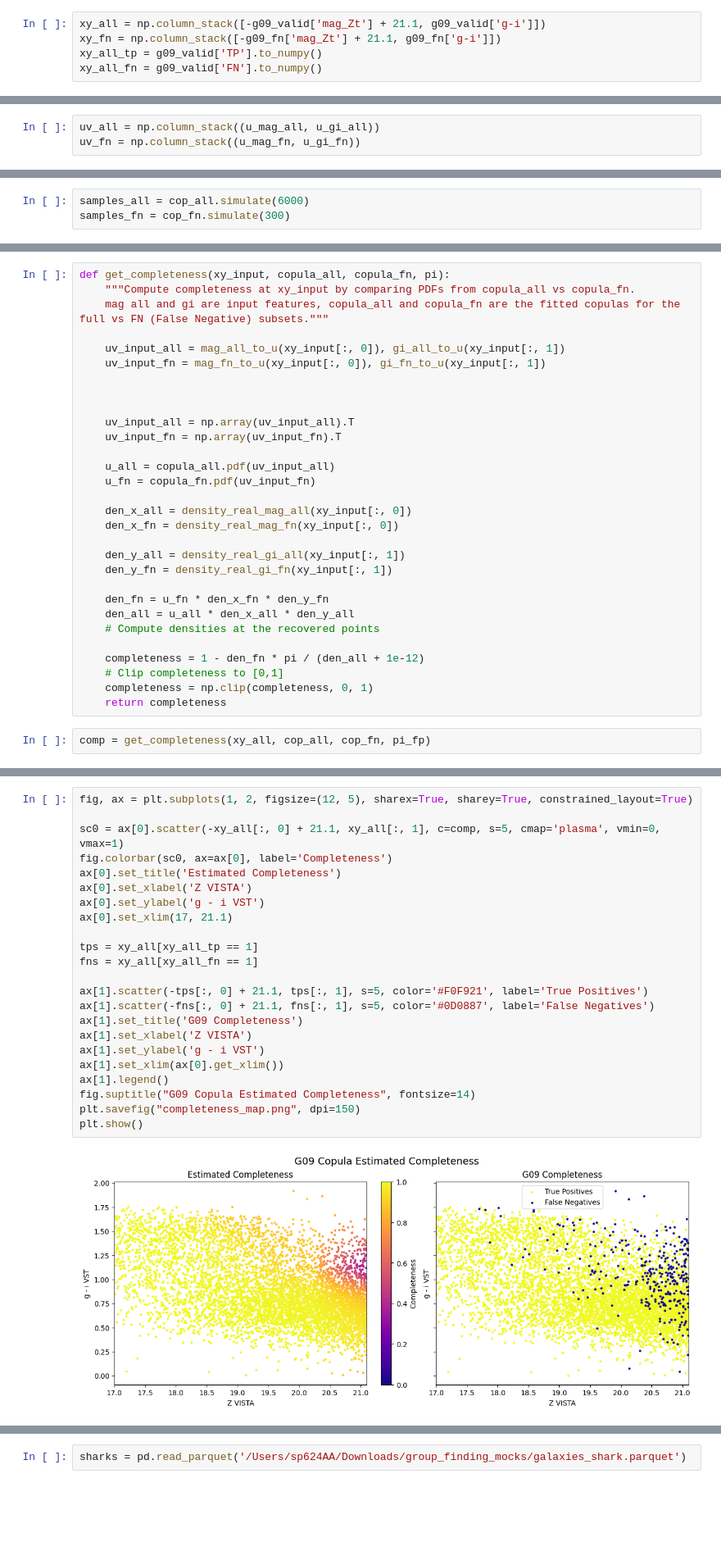
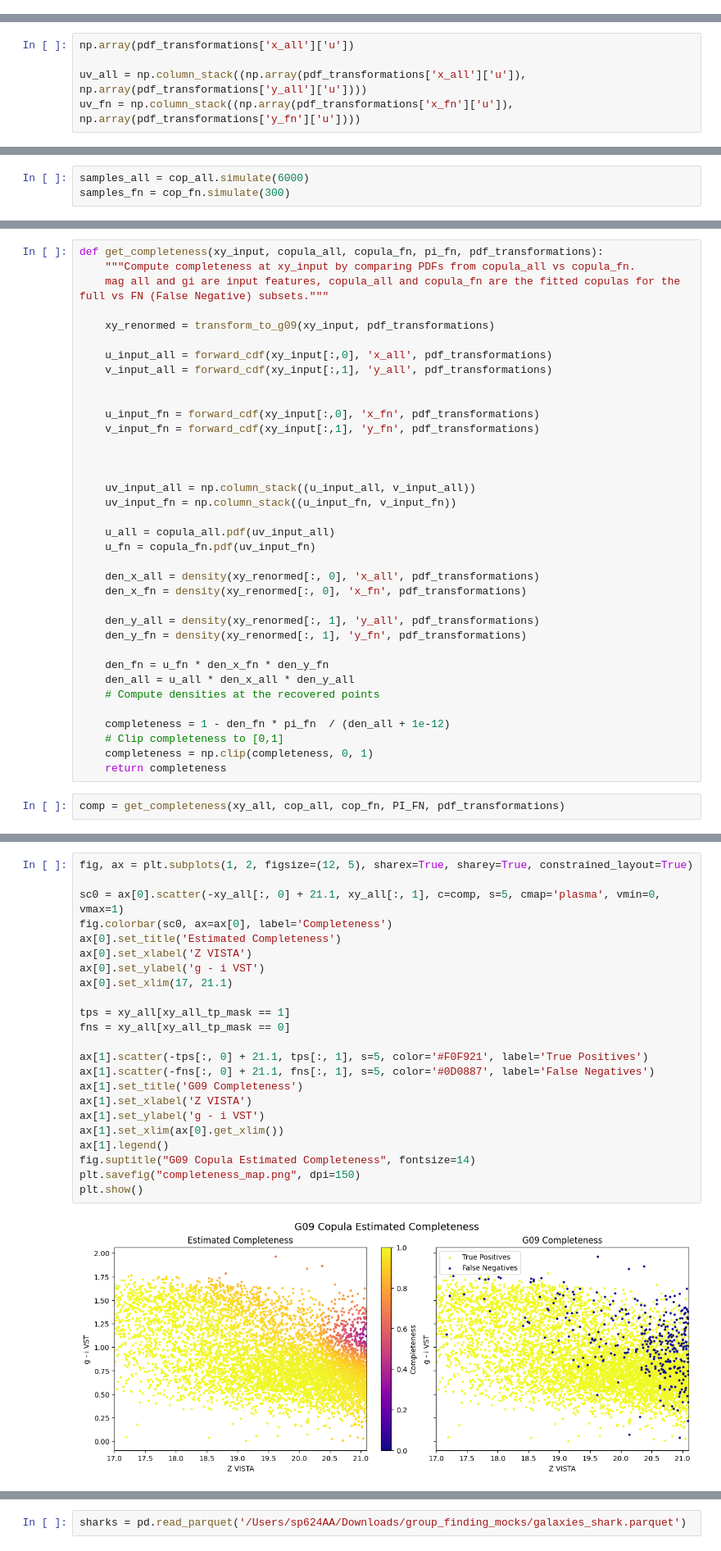
Before and after one commit to sampsussex/photo_z_classification_copulas, a Jupyter notebook: src/copula_photoz_classification/copula_param_fits.ipynb, the cells around one changed output, grey strips where cells are left out. Shown at 82% size. Cells and saved outputs as stored; diff of their text form; blank space fills up the shorter version.

```diff
--- a/src/copula_photoz_classification/copula_param_fits.ipynb
+++ b/src/copula_photoz_classification/copula_param_fits.ipynb
@@ -58,5 +12,0 @@ Text(0, 0.5, 'Count')
-# %%
-xy_all = np.column_stack([-g09_valid['mag_Zt'] + 21.1, g09_valid['g-i']])
-xy_fn = np.column_stack([-g09_fn['mag_Zt'] + 21.1, g09_fn['g-i']])
-xy_all_tp = g09_valid['TP'].to_numpy()
-xy_all_fn = g09_valid['FN'].to_numpy()
@@ -233,6 +363,8 @@ u_mag_all = u_mag_all.to_numpy()
 # %%
-uv_all = np.column_stack((u_mag_all, u_gi_all))
-uv_fn = np.column_stack((u_mag_fn, u_gi_fn))
+np.array(pdf_transformations['x_all']['u'])
+
+uv_all = np.column_stack((np.array(pdf_transformations['x_all']['u']), np.array(pdf_transformations['y_all']['u'])))
+uv_fn = np.column_stack((np.array(pdf_transformations['x_fn']['u']), np.array(pdf_transformations['y_fn']['u'])))
 # %%
 plt.scatter(uv_all[:, 0], uv_all[:, 1], s=10, label='All')
 plt.xlabel('u_mag')
@@ -398,32 +583,38 @@ def density_real_gi_fn(x):
 # %%
-def get_completeness(xy_input, copula_all, copula_fn, pi):
+def get_completeness(xy_input, copula_all, copula_fn, pi_fn, pdf_transformations):
     """Compute completeness at xy_input by comparing PDFs from copula_all vs copula_fn.
     mag all and gi are input features, copula_all and copula_fn are the fitted copulas for the full vs FN (False Negative) subsets."""
 
-    uv_input_all = mag_all_to_u(xy_input[:, 0]), gi_all_to_u(xy_input[:, 1])
-    uv_input_fn = mag_fn_to_u(xy_input[:, 0]), gi_fn_to_u(xy_input[:, 1])
+    xy_renormed = transform_to_g09(xy_input, pdf_transformations)
+
+    u_input_all = forward_cdf(xy_input[:,0], 'x_all', pdf_transformations)
+    v_input_all = forward_cdf(xy_input[:,1], 'y_all', pdf_transformations)
+
+
+    u_input_fn = forward_cdf(xy_input[:,0], 'x_fn', pdf_transformations)
+    v_input_fn = forward_cdf(xy_input[:,1], 'y_fn', pdf_transformations)
 
 
 
-    uv_input_all = np.array(uv_input_all).T
-    uv_input_fn = np.array(uv_input_fn).T
+    uv_input_all = np.column_stack((u_input_all, v_input_all))
+    uv_input_fn = np.column_stack((u_input_fn, v_input_fn))
 
     u_all = copula_all.pdf(uv_input_all)
     u_fn = copula_fn.pdf(uv_input_fn)
 
-    den_x_all = density_real_mag_all(xy_input[:, 0])
-    den_x_fn = density_real_mag_fn(xy_input[:, 0])
+    den_x_all = density(xy_renormed[:, 0], 'x_all', pdf_transformations)
+    den_x_fn = density(xy_renormed[:, 0], 'x_fn', pdf_transformations)
 
-    den_y_all = density_real_gi_all(xy_input[:, 1])
-    den_y_fn = density_real_gi_fn(xy_input[:, 1])
+    den_y_all = density(xy_renormed[:, 1], 'y_all', pdf_transformations)
+    den_y_fn = density(xy_renormed[:, 1], 'y_fn', pdf_transformations)
 
     den_fn = u_fn * den_x_fn * den_y_fn
     den_all = u_all * den_x_all * den_y_all
     # Compute densities at the recovered points
 
-    completeness = 1 - den_fn * pi / (den_all + 1e-12)
+    completeness = 1 - den_fn * pi_fn  / (den_all + 1e-12)
     # Clip completeness to [0,1]
     completeness = np.clip(completeness, 0, 1)
     return completeness
 # %%
-comp = get_completeness(xy_all, cop_all, cop_fn, pi_fp)
+comp = get_completeness(xy_all, cop_all, cop_fn, PI_FN, pdf_transformations)
@@ -430,27 +626,27 @@ comp = get_completeness(xy_all, cop_all, cop_fn, pi_fp)
 # %%
 fig, ax = plt.subplots(1, 2, figsize=(12, 5), sharex=True, sharey=True, constrained_layout=True)
 
 sc0 = ax[0].scatter(-xy_all[:, 0] + 21.1, xy_all[:, 1], c=comp, s=5, cmap='plasma', vmin=0, vmax=1)
 fig.colorbar(sc0, ax=ax[0], label='Completeness')
 ax[0].set_title('Estimated Completeness')
 ax[0].set_xlabel('Z VISTA')
 ax[0].set_ylabel('g - i VST')
 ax[0].set_xlim(17, 21.1)
 
-tps = xy_all[xy_all_tp == 1]
-fns = xy_all[xy_all_fn == 1]
+tps = xy_all[xy_all_tp_mask == 1]
+fns = xy_all[xy_all_tp_mask == 0]
 
 ax[1].scatter(-tps[:, 0] + 21.1, tps[:, 1], s=5, color='#F0F921', label='True Positives')
 ax[1].scatter(-fns[:, 0] + 21.1, fns[:, 1], s=5, color='#0D0887', label='False Negatives')
 ax[1].set_title('G09 Completeness')
 ax[1].set_xlabel('Z VISTA')
 ax[1].set_ylabel('g - i VST')
 ax[1].set_xlim(ax[0].get_xlim())
 ax[1].legend()
 fig.suptitle("G09 Copula Estimated Completeness", fontsize=14)
 plt.savefig("completeness_map.png", dpi=150)
 plt.show()
 # %% [output]
-[figure, old version]
+[figure, new version]
 # %%
 print(1 - sum(comp) / len(comp))
```
Also changed, not shown: parts of 43 cells of this notebook, 1 other file.
